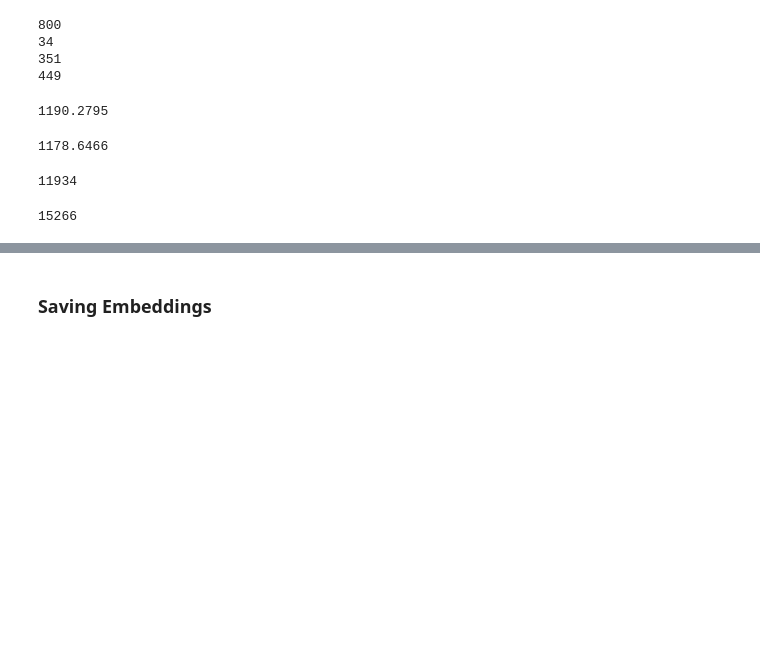
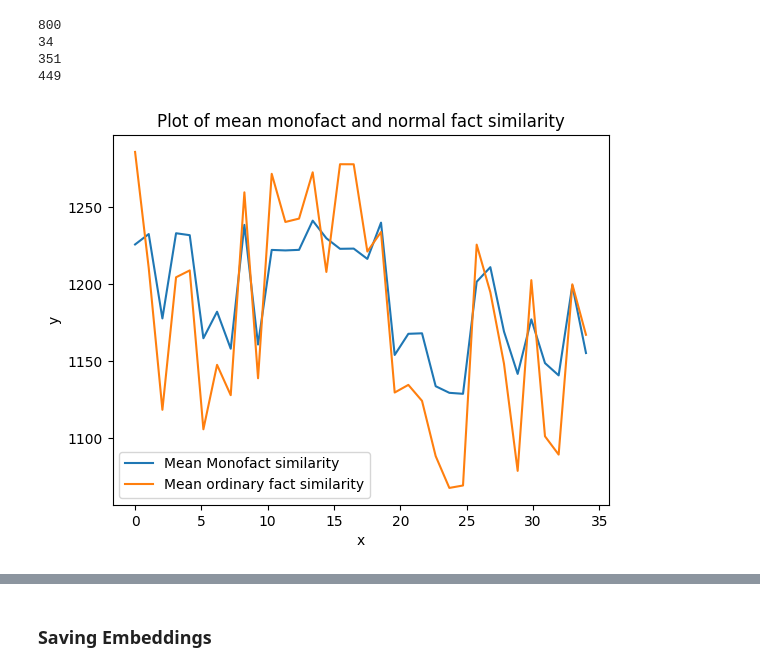
Before and after one commit to LeonPeric/Hallucination-Calibration, a Jupyter notebook: demos/fact_dataset_test.ipynb, the cells around one changed output, grey strips where cells are left out. Cells and saved outputs as stored; diff of their text form; code cells hidden in the pictures; blank space fills up the shorter version.

Commit message:
Similarity plots

```diff
--- a/demos/fact_dataset_test.ipynb
+++ b/demos/fact_dataset_test.ipynb
@@ -602,28 +602,37 @@ def mahalanobis_distance(vector1, vector2, covariance_matrix):
     inv_cov = torch.inverse(covariance_matrix)
     return torch.sqrt(torch.matmul(torch.matmul(diff, inv_cov), diff))
 # %%
-monofact_similarity = []
-normal_fact_similarity = []
-for hallucination, hallucination_embedding in hallucination_embeddings:
-    for monofact, monofact_embedding in monofact_embeddings:
-        monofact_similarity.append(torch.norm(hallucination_embedding - monofact_embedding, p=1).cpu().detach().numpy())
+monofact_similarity = np.ndarray(shape=(len(hallucination_embeddings),len(monofact_embeddings)))
+normal_fact_similarity = np.ndarray(shape=(len(hallucination_embeddings),len(normal_fact_embeddings)))
+for i, hallucination in enumerate(hallucination_embeddings):
+    hallucinated_fact, hallucination_embedding = hallucination
+    for j, monofact in enumerate(monofact_embeddings):
+        monofact_fact, monofact_embedding = monofact
+        monofact_similarity[i][j] = torch.norm(hallucination_embedding - monofact_embedding, p=1).cpu().detach().numpy()
         #monofact_similarity.append(mahalanobis_distance(hallucination_embedding, monofact_embedding, torch.eye(512*3).to(device)).cpu().detach().numpy())
-    for fact, fact_embedding in normal_fact_embeddings:
-        normal_fact_similarity.append(torch.norm(hallucination_embedding - fact_embedding, p=1).cpu().detach().numpy())
+    for h, normal_fact in enumerate(normal_fact_embeddings):
+        fact, fact_embedding = normal_fact
+        normal_fact_similarity[i][h] = torch.norm(hallucination_embedding - fact_embedding, p=1).cpu().detach().numpy()
         #normal_fact_similarity.append(mahalanobis_distance(hallucination_embedding, fact_embedding, torch.eye(512*3).to(device)).cpu().detach().numpy())
-# %%
-np.asarray(monofact_similarity).mean()
-# %% [output]
-1190.2795
-# %%
-np.asarray(normal_fact_similarity).mean()
-# %% [output]
-1178.6466
-# %%
-len(monofact_similarity)
-# %% [output]
-11934
-# %%
-len(normal_fact_similarity)
-# %% [output]
-15266
+# %%
+temp1 = monofact_similarity.mean(axis=1)
+temp2 = normal_fact_similarity.mean(axis=1)
+# Generate some sample data
+x = np.linspace(0, len(hallucination_embeddings), len(hallucination_embeddings))  # 34 data points from 0 to 10
+y1 = temp1
+y2 = temp2
+
+# Plotting both arrays on the same axis
+plt.plot(x, y1, label='Mean Monofact similarity')
+plt.plot(x, y2, label='Mean ordinary fact similarity')
+
+# Adding labels and legend
+plt.xlabel('x')
+plt.ylabel('y')
+plt.title('Plot of mean monofact and normal fact similarity')
+plt.legend()
+
+# Display the plot
+plt.show()
+# %% [output]
+[figure, added]
```
Also changed, not shown: parts of 4 cells of this notebook.
